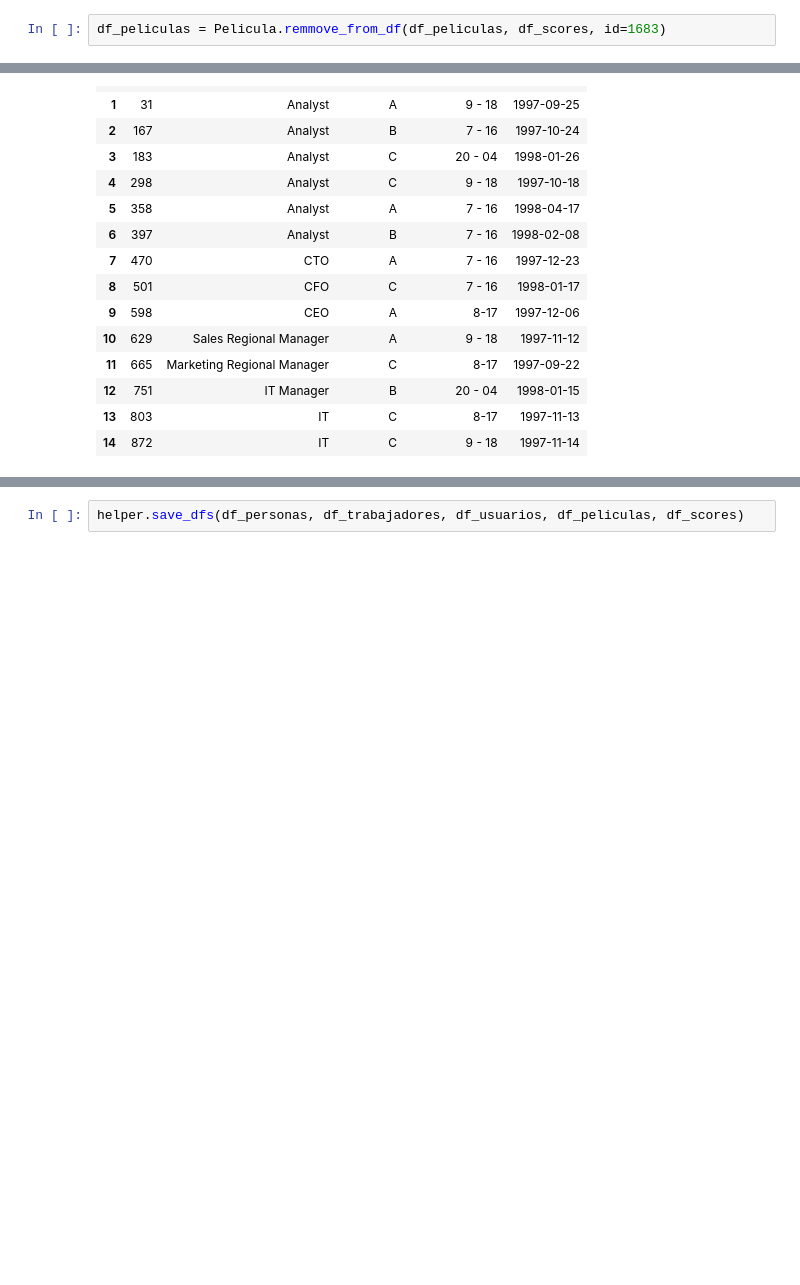
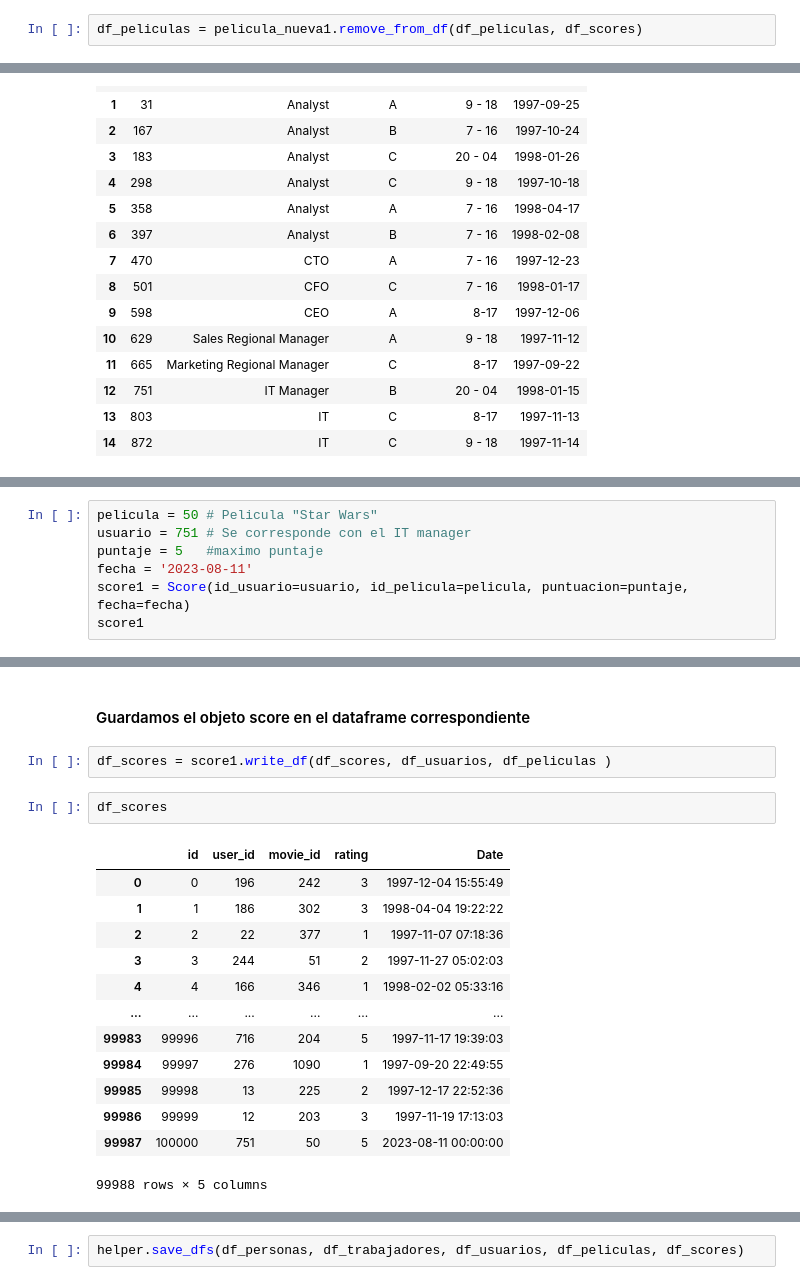
Before and after one commit to luispandolfi/DeepLearning2023_TP1_Gr1, a Jupyter notebook: TP_Integrador_Python.ipynb, the cells around one changed output, grey strips where cells are left out. Cells and saved outputs as stored; diff of their text form; blank space fills up the shorter version.

```diff
--- a/TP_Integrador_Python.ipynb
+++ b/TP_Integrador_Python.ipynb
@@ -145,2 +158,2 @@ df_peliculas
 # %%
-df_peliculas = Pelicula.remmove_from_df(df_peliculas, df_scores, id=1683)
+df_peliculas = pelicula_nueva1.remove_from_df(df_peliculas, df_scores)
@@ -257,0 +372,7 @@ df_trabajadores
+# %%
+pelicula = 50 # Pelicula "Star Wars"
+usuario = 751 # Se corresponde con el IT manager
+puntaje = 5   #maximo puntaje
+fecha = '2023-08-11'
+score1 = Score(id_usuario=usuario, id_pelicula=pelicula, puntuacion=puntaje, fecha=fecha)
+score1
@@ -257,0 +381,20 @@ df_trabajadores
+# %% [markdown]
+#### Guardamos el objeto score en el dataframe correspondiente
+# %%
+df_scores = score1.write_df(df_scores, df_usuarios, df_peliculas )
+# %%
+df_scores
+# %% [output]
+|  | id | user_id | movie_id | rating | Date |
+| 0 | 0 | 196 | 242 | 3 | 1997-12-04 15:55:49 |
+| 1 | 1 | 186 | 302 | 3 | 1998-04-04 19:22:22 |
+| 2 | 2 | 22 | 377 | 1 | 1997-11-07 07:18:36 |
+| 3 | 3 | 244 | 51 | 2 | 1997-11-27 05:02:03 |
+| 4 | 4 | 166 | 346 | 1 | 1998-02-02 05:33:16 |
+| ... | ... | ... | ... | ... | ... |
+| 99983 | 99996 | 716 | 204 | 5 | 1997-11-17 19:39:03 |
+| 99984 | 99997 | 276 | 1090 | 1 | 1997-09-20 22:49:55 |
+| 99985 | 99998 | 13 | 225 | 2 | 1997-12-17 22:52:36 |
+| 99986 | 99999 | 12 | 203 | 3 | 1997-11-19 17:13:03 |
+| 99987 | 100000 | 751 | 50 | 5 | 2023-08-11 00:00:00 |
+99988 rows × 5 columns
```
Also changed, not shown: parts of 30 cells of this notebook.
